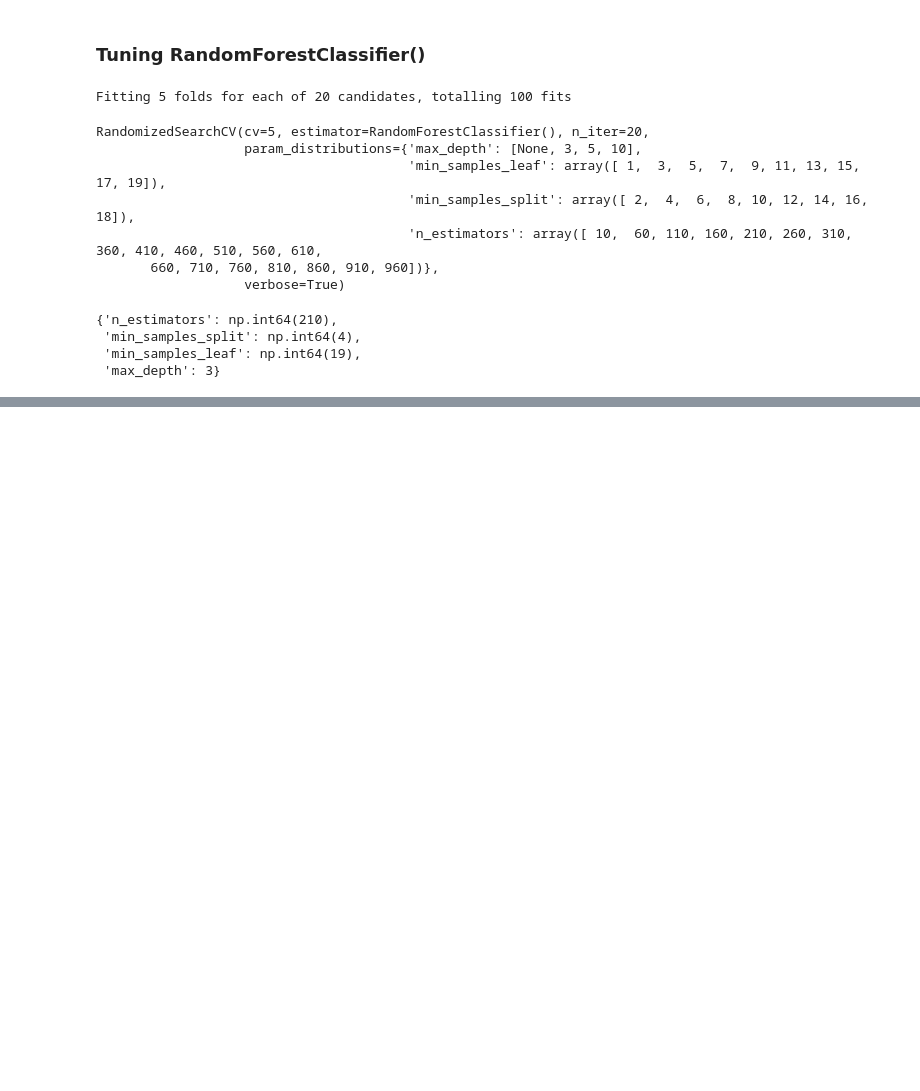
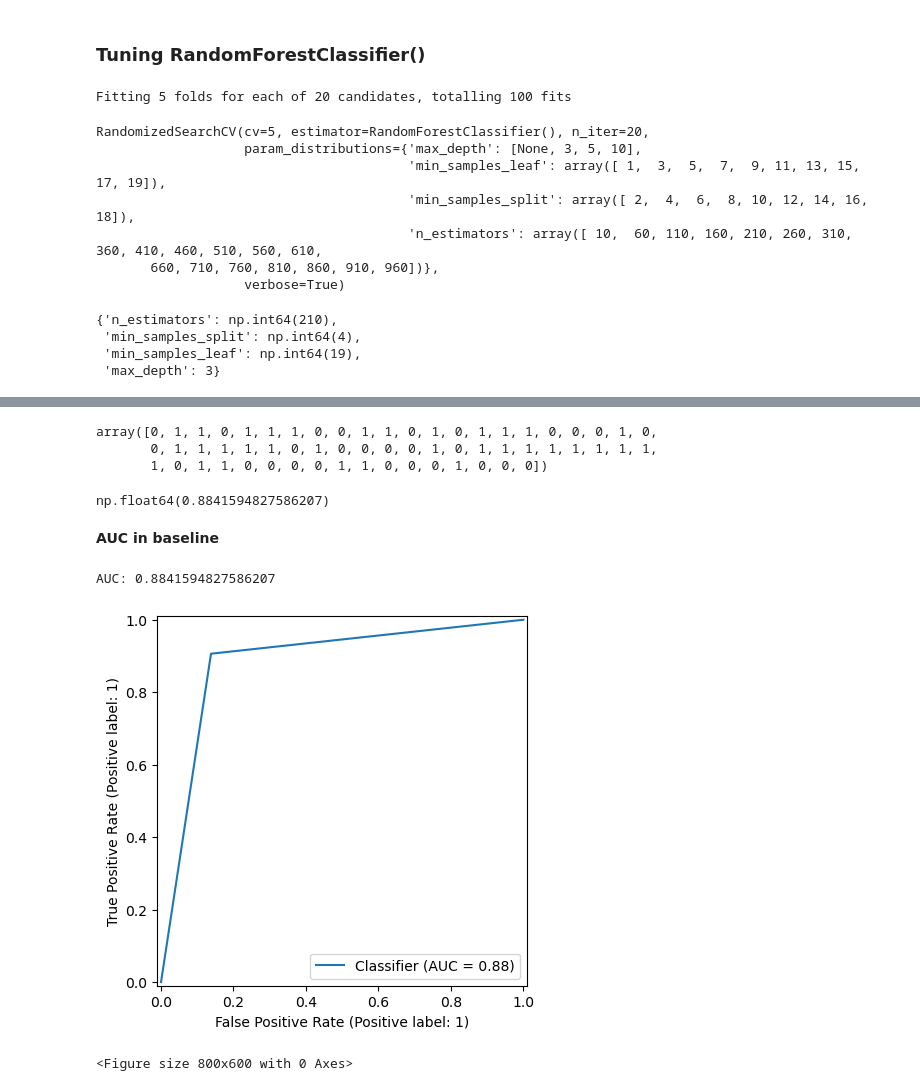
Before and after one commit to vold2emort/Heart-Disease-Classification, a Jupyter notebook: Heart_disease.ipynb, the cells around one changed output, grey strips where cells are left out. Drawn from its saved outputs; the diff is of its cells as text; code cells hidden in the pictures; blank space fills up the shorter version.

```diff
--- a/Heart_disease.ipynb
+++ b/Heart_disease.ipynb
@@ -587,0 +590,11 @@ tuned_rfc.best_params_
+# %%
+log_reg_grid = {
+    'C':np.logspace(-4, 4, 30),
+    'solver': ['liblinear']
+}
+
+gs_log_reg = GridSearchCV(LogisticRegression(),
+                         param_grid=log_reg_grid,
+                         cv=5,
+                         verbose=True)
+gs_log_reg.fit(X_train, y_train)
@@ -587,0 +634,7 @@ tuned_rfc.best_params_
+# %%
+y_preds = gs_log_reg.predict(X_test)
+y_preds
+# %% [output]
+array([0, 1, 1, 0, 1, 1, 1, 0, 0, 1, 1, 0, 1, 0, 1, 1, 1, 0, 0, 0, 1, 0,
+       0, 1, 1, 1, 1, 1, 0, 1, 0, 0, 0, 0, 1, 0, 1, 1, 1, 1, 1, 1, 1, 1,
+       1, 0, 1, 1, 0, 0, 0, 0, 1, 1, 0, 0, 0, 1, 0, 0, 0])
@@ -587,0 +646,16 @@ tuned_rfc.best_params_
+# %%
+auc = roc_auc_score(y_true=y_test, y_score=y_preds)
+auc
+# %% [output]
+np.float64(0.8841594827586207)
+# %% [markdown]
+**AUC in baseline**
+# %%
+print(f'AUC: {auc}')
+RocCurveDisplay.from_predictions(y_true=y_test, y_pred=y_preds)
+plt.figure(figsize=(8,6))
+plt.show();
+# %% [output]
+AUC: 0.8841594827586207
+[figure, added]
+<Figure size 800x600 with 0 Axes>
```
Also changed, not shown: parts of 27 cells of this notebook.
